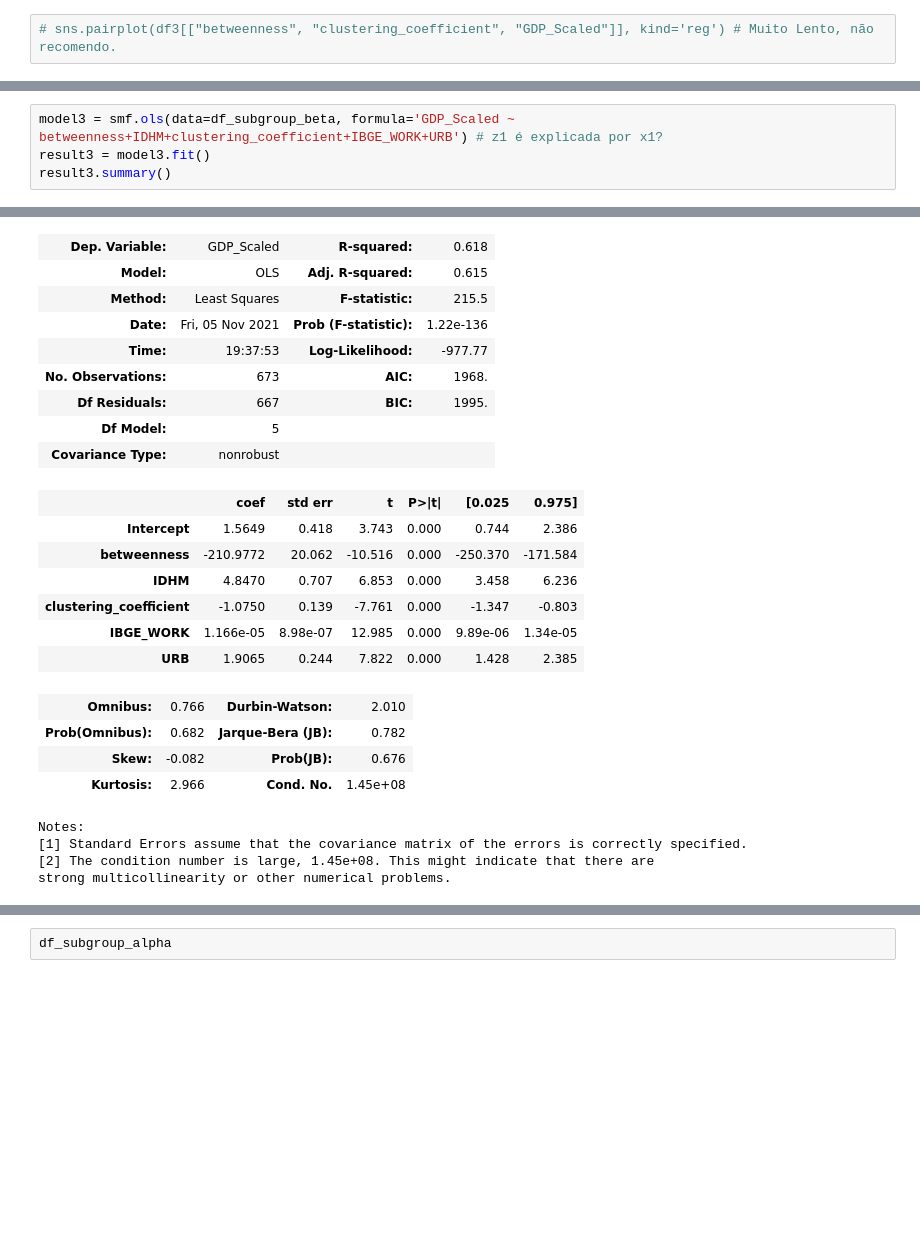
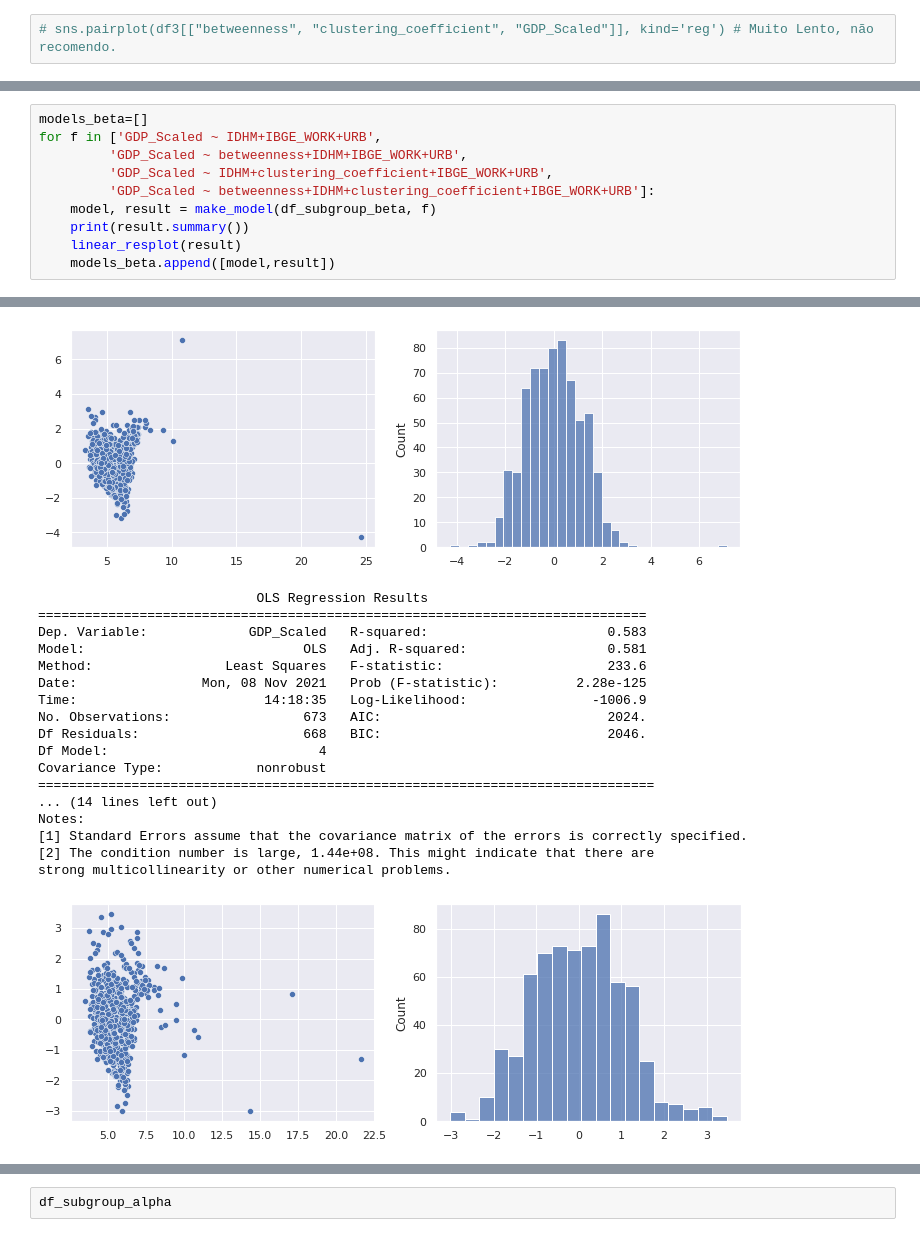
Before and after one commit to hashiprobr-classroom/parte-tecnica-do-projeto-grupoc, a Jupyter notebook: notebooks/analisa_dados.ipynb, the cells around one changed output, grey strips where cells are left out. Drawn from its saved outputs; the diff is of its cells as text; blank space fills up the shorter version.

```diff
--- a/notebooks/analisa_dados.ipynb
+++ b/notebooks/analisa_dados.ipynb
@@ -177,5 +261,11 @@ strong multicollinearity or other numerical problems.
 # %%
-model3 = smf.ols(data=df_subgroup_beta, formula='GDP_Scaled ~ betweenness+IDHM+clustering_coefficient+IBGE_WORK+URB') # z1 é explicada por x1?
-result3 = model3.fit()
-result3.summary()
+models_beta=[]
+for f in ['GDP_Scaled ~ IDHM+IBGE_WORK+URB',
+         'GDP_Scaled ~ betweenness+IDHM+IBGE_WORK+URB',
+         'GDP_Scaled ~ IDHM+clustering_coefficient+IBGE_WORK+URB',
+         'GDP_Scaled ~ betweenness+IDHM+clustering_coefficient+IBGE_WORK+URB']:
+    model, result = make_model(df_subgroup_beta, f)
+    print(result.summary())
+    linear_resplot(result)
+    models_beta.append([model,result])
 # %% [output]
@@ -183,24 +289,19 @@ OLS Regression Results
-| Dep. Variable: | GDP_Scaled | R-squared: | 0.618 |
-| Model: | OLS | Adj. R-squared: | 0.615 |
-| Method: | Least Squares | F-statistic: | 215.5 |
-| Date: | Fri, 05 Nov 2021 | Prob (F-statistic): | 1.22e-136 |
-| Time: | 19:37:53 | Log-Likelihood: | -977.77 |
-| No. Observations: | 673 | AIC: | 1968. |
-| Df Residuals: | 667 | BIC: | 1995. |
-| Df Model: | 5 |  |  |
-| Covariance Type: | nonrobust |  |  |
-|  | coef | std err | t | P>|t| | [0.025 | 0.975] |
-| Intercept | 1.5649 | 0.418 | 3.743 | 0.000 | 0.744 | 2.386 |
-| betweenness | -210.9772 | 20.062 | -10.516 | 0.000 | -250.370 | -171.584 |
-| IDHM | 4.8470 | 0.707 | 6.853 | 0.000 | 3.458 | 6.236 |
-| clustering_coefficient | -1.0750 | 0.139 | -7.761 | 0.000 | -1.347 | -0.803 |
-| IBGE_WORK | 1.166e-05 | 8.98e-07 | 12.985 | 0.000 | 9.89e-06 | 1.34e-05 |
-| URB | 1.9065 | 0.244 | 7.822 | 0.000 | 1.428 | 2.385 |
-| Omnibus: | 0.766 | Durbin-Watson: | 2.010 |
-| Prob(Omnibus): | 0.682 | Jarque-Bera (JB): | 0.782 |
-| Skew: | -0.082 | Prob(JB): | 0.676 |
-| Kurtosis: | 2.966 | Cond. No. | 1.45e+08 |
+[figure, added]
+                            OLS Regression Results
+==============================================================================
+Dep. Variable:             GDP_Scaled   R-squared:                       0.583
+Model:                            OLS   Adj. R-squared:                  0.581
+Method:                 Least Squares   F-statistic:                     233.6
+Date:                Mon, 08 Nov 2021   Prob (F-statistic):          2.28e-125
+Time:                        14:18:35   Log-Likelihood:                -1006.9
+No. Observations:                 673   AIC:                             2024.
+Df Residuals:                     668   BIC:                             2046.
+Df Model:                           4
+Covariance Type:            nonrobust
+===============================================================================
+... (14 lines left out)
 Notes:
 [1] Standard Errors assume that the covariance matrix of the errors is correctly specified.
-[2] The condition number is large, 1.45e+08. This might indicate that there are
+[2] The condition number is large, 1.44e+08. This might indicate that there are
 strong multicollinearity or other numerical problems.
+[figure, added]
```
Also changed, not shown: parts of 22 cells of this notebook, 2 other files.
